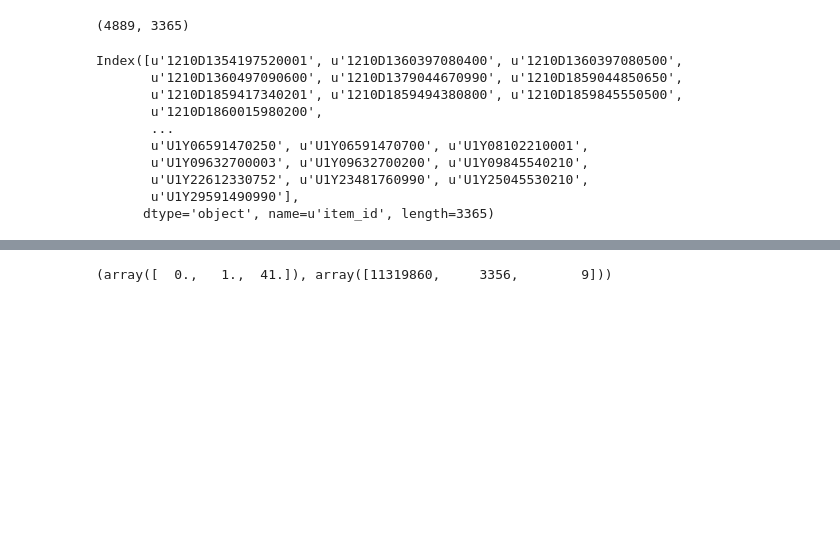
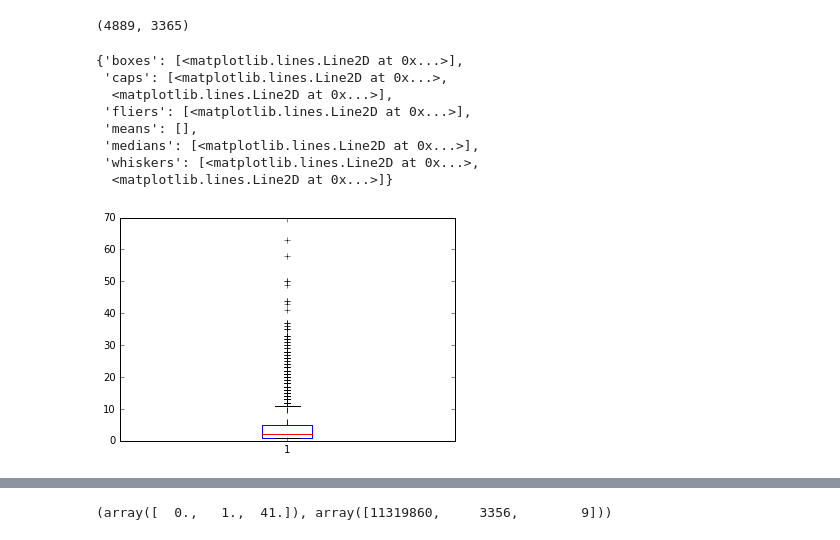
Before and after one commit to owen-hzy/recommendation, a Jupyter notebook: model_construction_sample.ipynb, the cells around one changed output, grey strips where cells are left out. Drawn from its saved outputs; the diff is of its cells as text; code cells hidden in the pictures; blank space fills up the shorter version.

```diff
--- a/model_construction_sample.ipynb
+++ b/model_construction_sample.ipynb
@@ -21,16 +22,17 @@ train_matrix = pd.pivot_table(train_data, values='quantity',
 train_matrix.shape
 # %% [output]
 (4889, 3365)
-# %%
-train_matrix.columns
-# %% [output]
-Index([u'1210D1354197520001', u'1210D1360397080400', u'1210D1360397080500',
-       u'1210D1360497090600', u'1210D1379044670990', u'1210D1859044850650',
-       u'1210D1859417340201', u'1210D1859494380800', u'1210D1859845550500',
-       u'1210D1860015980200',
-       ...
-       u'U1Y06591470250', u'U1Y06591470700', u'U1Y08102210001',
-       u'U1Y09632700003', u'U1Y09632700200', u'U1Y09845540210',
-       u'U1Y22612330752', u'U1Y23481760990', u'U1Y25045530210',
-       u'U1Y29591490990'],
-      dtype='object', name=u'item_id', length=3365)
+# %%
+item_stats = train_data.groupby("item_id").agg({"quantity": [np.size, np.mean]})
+# %%
+plt.boxplot(item_stats["quantity"]["size"])
+# %% [output]
+{'boxes': [<matplotlib.lines.Line2D at 0x...>],
+ 'caps': [<matplotlib.lines.Line2D at 0x...>,
+  <matplotlib.lines.Line2D at 0x...>],
+ 'fliers': [<matplotlib.lines.Line2D at 0x...>],
+ 'means': [],
+ 'medians': [<matplotlib.lines.Line2D at 0x...>],
+ 'whiskers': [<matplotlib.lines.Line2D at 0x...>,
+  <matplotlib.lines.Line2D at 0x...>]}
+[figure, added]
```
Also changed, not shown: parts of 30 cells of this notebook, 4 other files.
